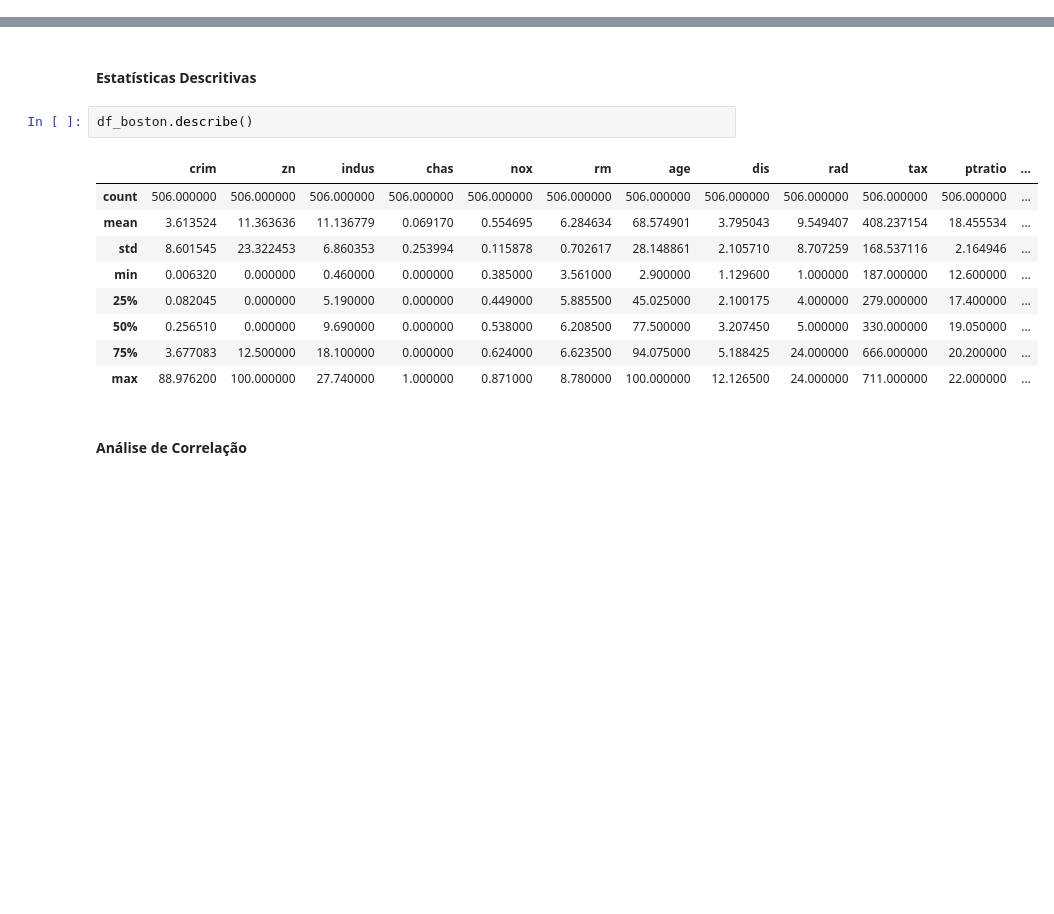
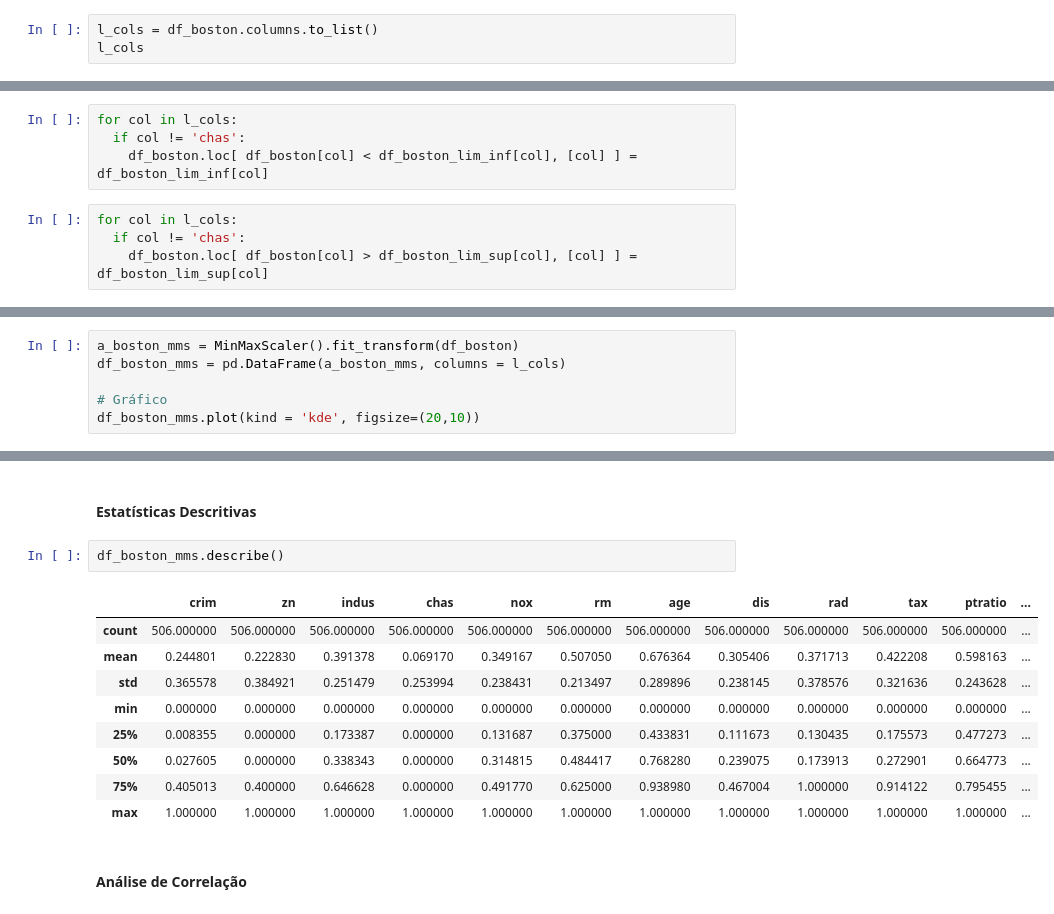
Before and after one commit to atarasaki/DSWP-editados, a Jupyter notebook: Notebooks/2020-10-27-Exemplo-BostonHousePricing.ipynb, the cells around one changed output, grey strips where cells are left out. Cells and saved outputs as stored; diff of their text form; blank space fills up the shorter version.

```diff
--- a/Notebooks/2020-10-27-Exemplo-BostonHousePricing.ipynb
+++ b/Notebooks/2020-10-27-Exemplo-BostonHousePricing.ipynb
@@ -105,0 +278,3 @@ df_boston.head()
+# %%
+l_cols = df_boston.columns.to_list()
+l_cols
@@ -105,0 +302,8 @@ df_boston.head()
+# %%
+for col in l_cols:
+  if col != 'chas':
+    df_boston.loc[ df_boston[col] < df_boston_lim_inf[col], [col] ] = df_boston_lim_inf[col]
+# %%
+for col in l_cols:
+  if col != 'chas':
+    df_boston.loc[ df_boston[col] > df_boston_lim_sup[col], [col] ] = df_boston_lim_sup[col]
@@ -105,0 +378,6 @@ df_boston.head()
+# %%
+a_boston_mms = MinMaxScaler().fit_transform(df_boston)
+df_boston_mms = pd.DataFrame(a_boston_mms, columns = l_cols)
+
+# Gráfico
+df_boston_mms.plot(kind = 'kde', figsize=(20,10))
@@ -132,17 +413,17 @@ df_boston[df_boston.isnull().any(axis = 1)]
 # %% [markdown]
 #### Estatísticas Descritivas
 # %%
-df_boston.describe()
+df_boston_mms.describe()
 # %% [output]
 |  | crim | zn | indus | chas | nox | rm | age | dis | rad | tax | ptratio | ... |
 | count | 506.000000 | 506.000000 | 506.000000 | 506.000000 | 506.000000 | 506.000000 | 506.000000 | 506.000000 | 506.000000 | 506.000000 | 506.000000 | ... |
-| mean | 3.613524 | 11.363636 | 11.136779 | 0.069170 | 0.554695 | 6.284634 | 68.574901 | 3.795043 | 9.549407 | 408.237154 | 18.455534 | ... |
-| std | 8.601545 | 23.322453 | 6.860353 | 0.253994 | 0.115878 | 0.702617 | 28.148861 | 2.105710 | 8.707259 | 168.537116 | 2.164946 | ... |
-| min | 0.006320 | 0.000000 | 0.460000 | 0.000000 | 0.385000 | 3.561000 | 2.900000 | 1.129600 | 1.000000 | 187.000000 | 12.600000 | ... |
-| 25% | 0.082045 | 0.000000 | 5.190000 | 0.000000 | 0.449000 | 5.885500 | 45.025000 | 2.100175 | 4.000000 | 279.000000 | 17.400000 | ... |
-| 50% | 0.256510 | 0.000000 | 9.690000 | 0.000000 | 0.538000 | 6.208500 | 77.500000 | 3.207450 | 5.000000 | 330.000000 | 19.050000 | ... |
-| 75% | 3.677083 | 12.500000 | 18.100000 | 0.000000 | 0.624000 | 6.623500 | 94.075000 | 5.188425 | 24.000000 | 666.000000 | 20.200000 | ... |
-| max | 88.976200 | 100.000000 | 27.740000 | 1.000000 | 0.871000 | 8.780000 | 100.000000 | 12.126500 | 24.000000 | 711.000000 | 22.000000 | ... |
+| mean | 0.244801 | 0.222830 | 0.391378 | 0.069170 | 0.349167 | 0.507050 | 0.676364 | 0.305406 | 0.371713 | 0.422208 | 0.598163 | ... |
+| std | 0.365578 | 0.384921 | 0.251479 | 0.253994 | 0.238431 | 0.213497 | 0.289896 | 0.238145 | 0.378576 | 0.321636 | 0.243628 | ... |
+| min | 0.000000 | 0.000000 | 0.000000 | 0.000000 | 0.000000 | 0.000000 | 0.000000 | 0.000000 | 0.000000 | 0.000000 | 0.000000 | ... |
+| 25% | 0.008355 | 0.000000 | 0.173387 | 0.000000 | 0.131687 | 0.375000 | 0.433831 | 0.111673 | 0.130435 | 0.175573 | 0.477273 | ... |
+| 50% | 0.027605 | 0.000000 | 0.338343 | 0.000000 | 0.314815 | 0.484417 | 0.768280 | 0.239075 | 0.173913 | 0.272901 | 0.664773 | ... |
+| 75% | 0.405013 | 0.400000 | 0.646628 | 0.000000 | 0.491770 | 0.625000 | 0.938980 | 0.467004 | 1.000000 | 0.914122 | 0.795455 | ... |
+| max | 1.000000 | 1.000000 | 1.000000 | 1.000000 | 1.000000 | 1.000000 | 1.000000 | 1.000000 | 1.000000 | 1.000000 | 1.000000 | ... |
 # %% [markdown]
 #### Análise de Correlação
 # %%
```
Also changed, not shown: parts of 35 cells of this notebook.
